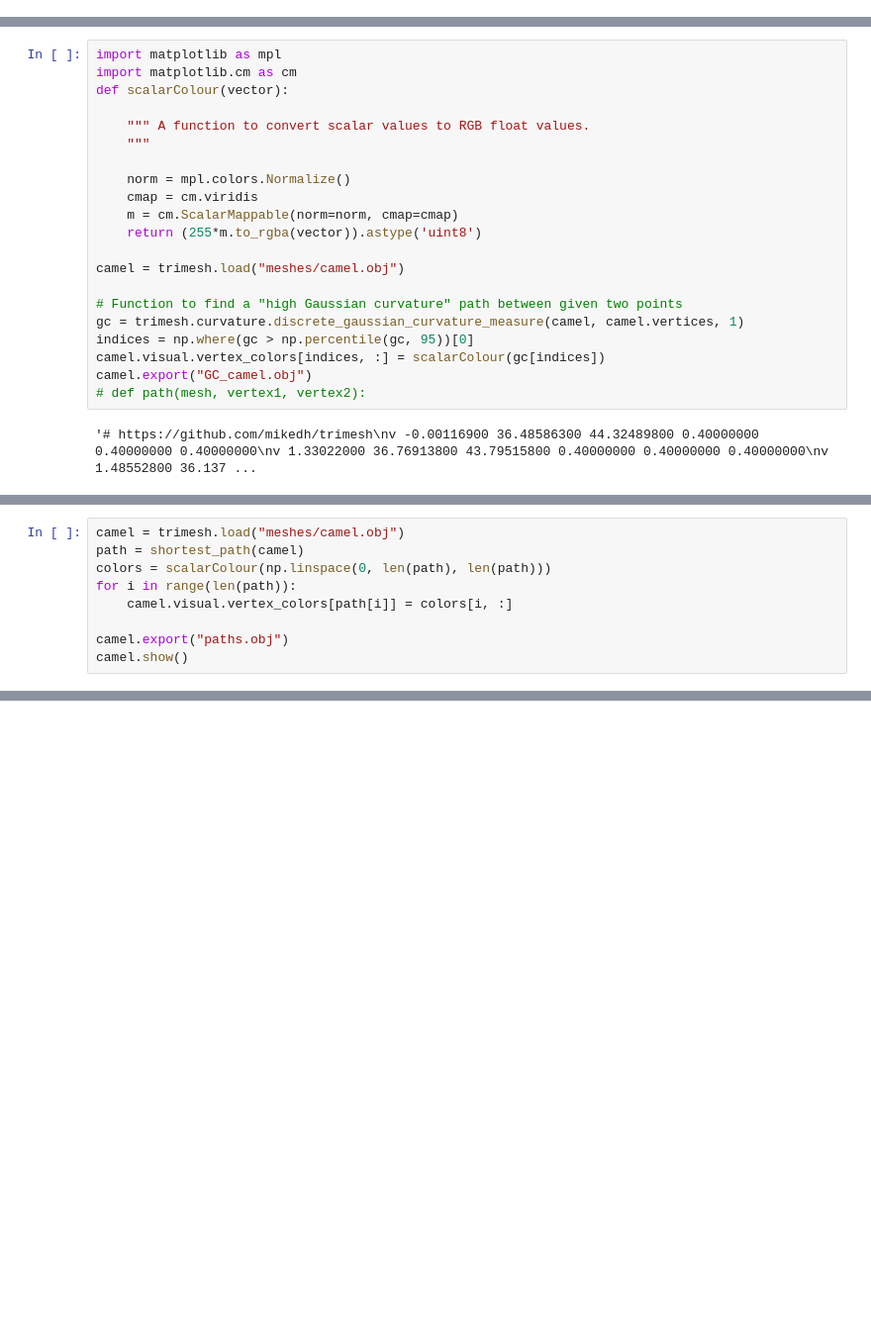
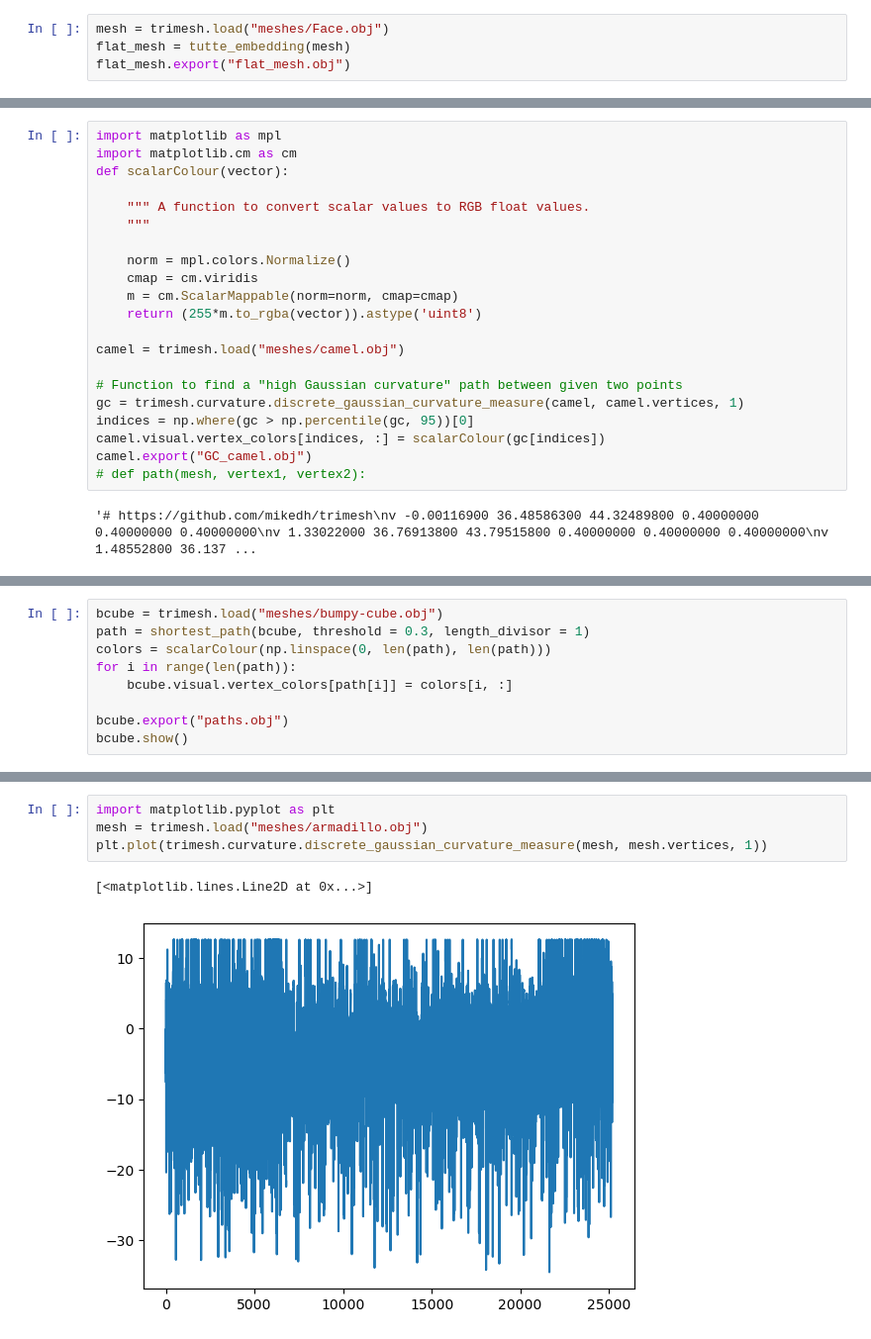
Before and after one commit to gabriellelittle1/Spectral-Mesh-Flattening, a Jupyter notebook: CodeG.ipynb, the cells around one changed output, grey strips where cells are left out. Shown at 99% size. Cells and saved outputs as stored; diff of their text form; blank space fills up the shorter version.

Commit message:
Bumpy Cube

```diff
--- a/CodeG.ipynb
+++ b/CodeG.ipynb
@@ -429,3 +429,7 @@ def free_boundary(mesh, LaplaceBeltrami = cotanLaplaceBeltrami):
     flat_mesh.vertices = np.hstack((X, np.zeros((X.shape[0], 1))))
 
     return flat_mesh
+# %%
+mesh = trimesh.load("meshes/Face.obj")
+flat_mesh = tutte_embedding(mesh)
+flat_mesh.export("flat_mesh.obj")
@@ -664,12 +669,12 @@ def shortest_path(mesh):
 # camel = trimesh.load("meshes/camel.obj")
 # shortest_path(camel)
 # %%
-camel = trimesh.load("meshes/camel.obj")
-path = shortest_path(camel)
+bcube = trimesh.load("meshes/bumpy-cube.obj")
+path = shortest_path(bcube, threshold = 0.3, length_divisor = 1)
 colors = scalarColour(np.linspace(0, len(path), len(path)))
 for i in range(len(path)):
-    camel.visual.vertex_colors[path[i]] = colors[i, :]
+    bcube.visual.vertex_colors[path[i]] = colors[i, :]
 
-camel.export("paths.obj")
-camel.show()
+bcube.export("paths.obj")
+bcube.show()
 # %% [output]
@@ -683 +683,8 @@ Finished a cycle
 [interactive output not drawn]
+# %%
+import matplotlib.pyplot as plt
+mesh = trimesh.load("meshes/armadillo.obj")
+plt.plot(trimesh.curvature.discrete_gaussian_curvature_measure(mesh, mesh.vertices, 1))
+# %% [output]
+[<matplotlib.lines.Line2D at 0x...>]
+[figure, added]
```
Also changed, not shown: parts of 4 cells of this notebook, 3 other files.
